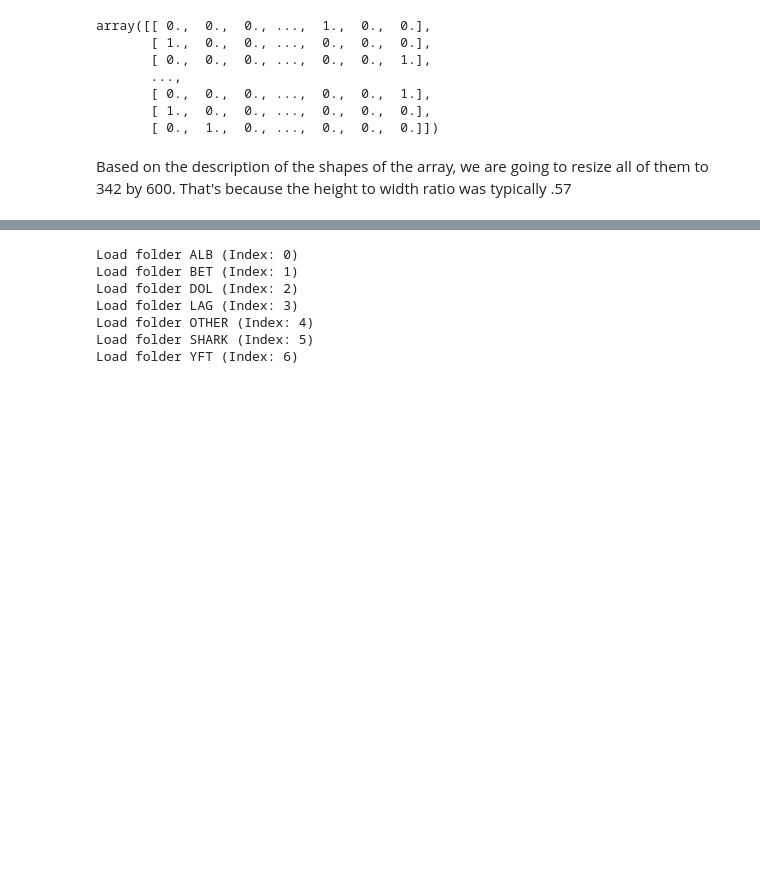
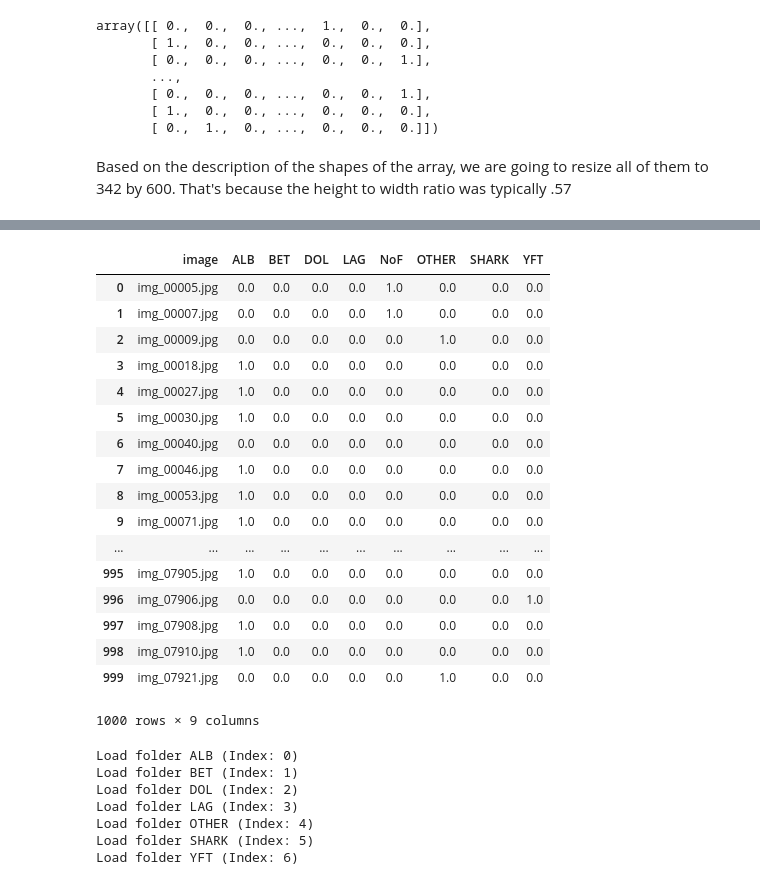
Before and after one commit to jpatdalton/fish, a Jupyter notebook: scripts/starter.ipynb, the cells around one changed output, grey strips where cells are left out. Drawn from its saved outputs; the diff is of its cells as text; code cells hidden in the pictures; blank space fills up the shorter version.

```diff
--- a/scripts/starter.ipynb
+++ b/scripts/starter.ipynb
@@ -194,0 +234,2 @@ array([[ 0.,  0.,  0.,  1.,  0.,  0.],
+# %%
+preds = model.predict(np.array(test_X), batch_size=64)
@@ -194,0 +245,2 @@ array([[ 0.,  0.,  0.,  1.,  0.,  0.],
+# %%
+preds_r = np.around(preds, decimals=0)
@@ -194,0 +297,25 @@ array([[ 0.,  0.,  0.,  1.,  0.,  0.],
+# %%
+submission = pd.read_csv('../data/sample_submission_stg1.csv')
+# %%
+submission.ix[:,1:] = preds_r
+# %%
+submission
+# %% [output]
+|  | image | ALB | BET | DOL | LAG | NoF | OTHER | SHARK | YFT |
+| 0 | img_00005.jpg | 0.0 | 0.0 | 0.0 | 0.0 | 1.0 | 0.0 | 0.0 | 0.0 |
+| 1 | img_00007.jpg | 0.0 | 0.0 | 0.0 | 0.0 | 1.0 | 0.0 | 0.0 | 0.0 |
+| 2 | img_00009.jpg | 0.0 | 0.0 | 0.0 | 0.0 | 0.0 | 1.0 | 0.0 | 0.0 |
+| 3 | img_00018.jpg | 1.0 | 0.0 | 0.0 | 0.0 | 0.0 | 0.0 | 0.0 | 0.0 |
+| 4 | img_00027.jpg | 1.0 | 0.0 | 0.0 | 0.0 | 0.0 | 0.0 | 0.0 | 0.0 |
+| 5 | img_00030.jpg | 1.0 | 0.0 | 0.0 | 0.0 | 0.0 | 0.0 | 0.0 | 0.0 |
+| 6 | img_00040.jpg | 0.0 | 0.0 | 0.0 | 0.0 | 0.0 | 0.0 | 0.0 | 0.0 |
+| 7 | img_00046.jpg | 1.0 | 0.0 | 0.0 | 0.0 | 0.0 | 0.0 | 0.0 | 0.0 |
+| 8 | img_00053.jpg | 1.0 | 0.0 | 0.0 | 0.0 | 0.0 | 0.0 | 0.0 | 0.0 |
+| 9 | img_00071.jpg | 1.0 | 0.0 | 0.0 | 0.0 | 0.0 | 0.0 | 0.0 | 0.0 |
+| ... | ... | ... | ... | ... | ... | ... | ... | ... | ... |
+| 995 | img_07905.jpg | 1.0 | 0.0 | 0.0 | 0.0 | 0.0 | 0.0 | 0.0 | 0.0 |
+| 996 | img_07906.jpg | 0.0 | 0.0 | 0.0 | 0.0 | 0.0 | 0.0 | 0.0 | 1.0 |
+| 997 | img_07908.jpg | 1.0 | 0.0 | 0.0 | 0.0 | 0.0 | 0.0 | 0.0 | 0.0 |
+| 998 | img_07910.jpg | 1.0 | 0.0 | 0.0 | 0.0 | 0.0 | 0.0 | 0.0 | 0.0 |
+| 999 | img_07921.jpg | 0.0 | 0.0 | 0.0 | 0.0 | 0.0 | 1.0 | 0.0 | 0.0 |
+1000 rows × 9 columns
```
Also changed, not shown: parts of 24 cells of this notebook.
